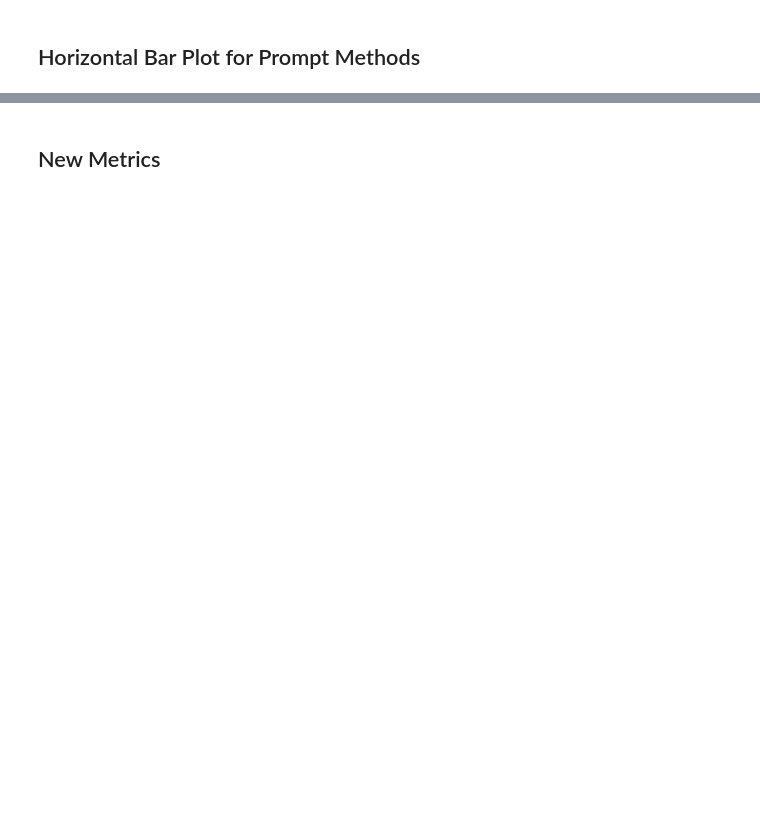
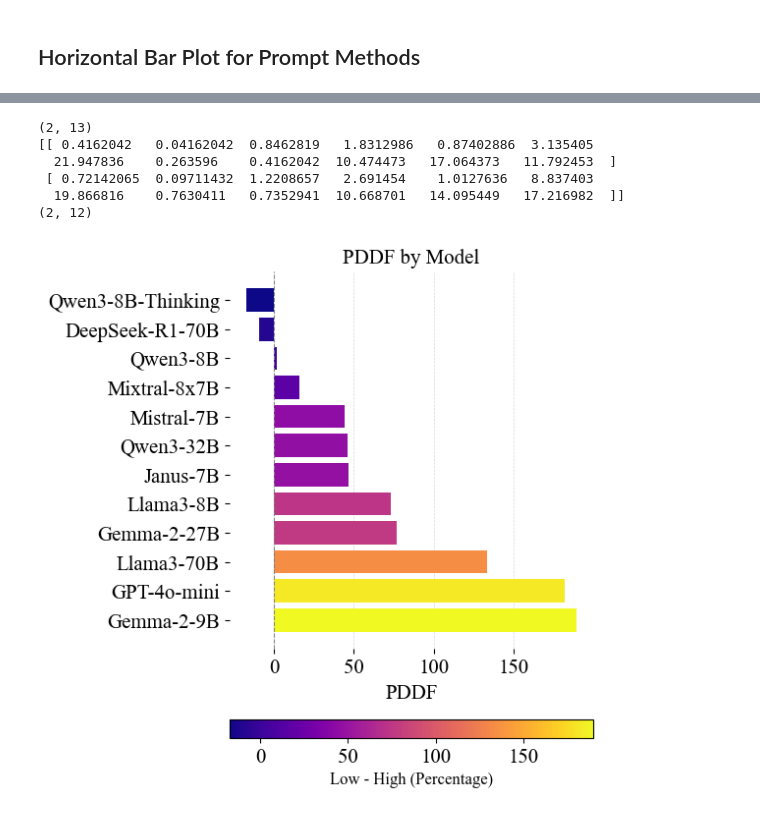
Before and after one commit to chimaobi-okite/pref_aligner, a Jupyter notebook: process_results.ipynb, the cells around one changed output, grey strips where cells are left out. Saved outputs shown, nothing was run; the diff lists cells and outputs as text; code cells hidden in the pictures; blank space fills up the shorter version.

```diff
--- a/process_results.ipynb
+++ b/process_results.ipynb
@@ -541,2 +261,56 @@ plt.close()
-# %% [markdown]
-## New Metrics
+# %%
+from results_helper import missing_answer_hbarplot, missing_answer_diffplot, filter_axis
+
+data, order = results_dict.get_field_matrix(
+    field=["NoPrefInvalid", "PrefInvalid"],
+    fixed_keys={
+        "dataset": "full",
+        "method": "direct",
+        "relevance": "relevant",
+    },
+    axis_keys=["model"]
+)
+data = np.array(data).squeeze()
+print(data.shape)
+data = data[:, :-1].astype(np.float32)
+models_ref = MODELS[:-1].copy()
+print(data)
+
+# Filter by None
+data, _, model_names_hb = filter_axis(
+    data,
+    axis=0,
+    filter_val=None,
+    labels_to_filter=MODELS_SHORT,
+)
+# Filter by 0
+data, _, model_names_hb = filter_axis(
+    data,
+    axis=0,
+    filter_val=0.0,
+    labels_to_filter=model_names_hb,
+)
+print(data.shape)
+
+# missing_answer_hbarplot(
+#     data,
+#     keys=models_ref,
+#     title="Missing Answer Rate by Model",
+#     xlabel="Missing Answer Rate",
+#     show=True
+# )
+missing_answer_diffplot(
+    data,
+    keys=models_ref,
+    title="PDDF by Model",
+    xlabel="PDDF",
+    show=True
+)
+# %% [output]
+(2, 13)
+[[ 0.4162042   0.04162042  0.8462819   1.8312986   0.87402886  3.135405
+  21.947836    0.263596    0.4162042  10.474473   17.064373   11.792453  ]
+ [ 0.72142065  0.09711432  1.2208657   2.691454    1.0127636   8.837403
+  19.866816    0.7630411   0.7352941  10.668701   14.095449   17.216982  ]]
+(2, 12)
+[figure, added]
```
Also changed, not shown: parts of 13 cells of this notebook, 22 other files.
